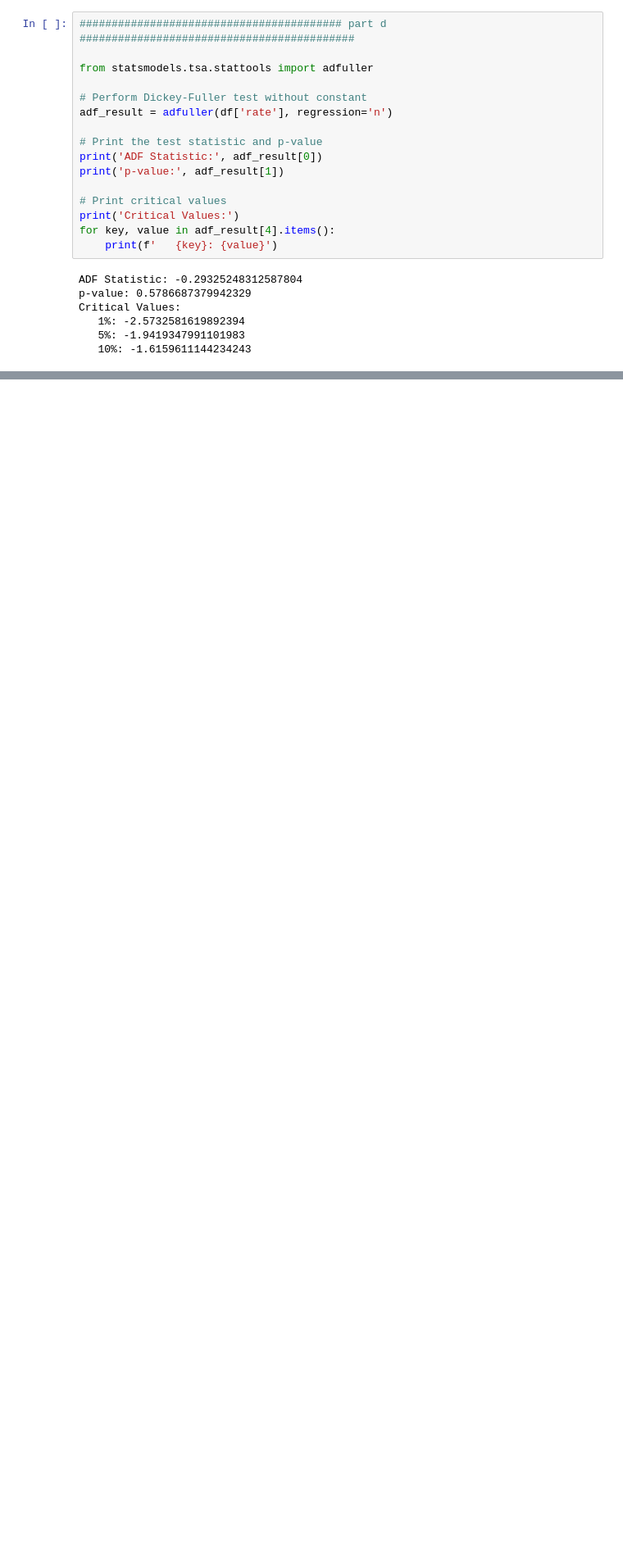
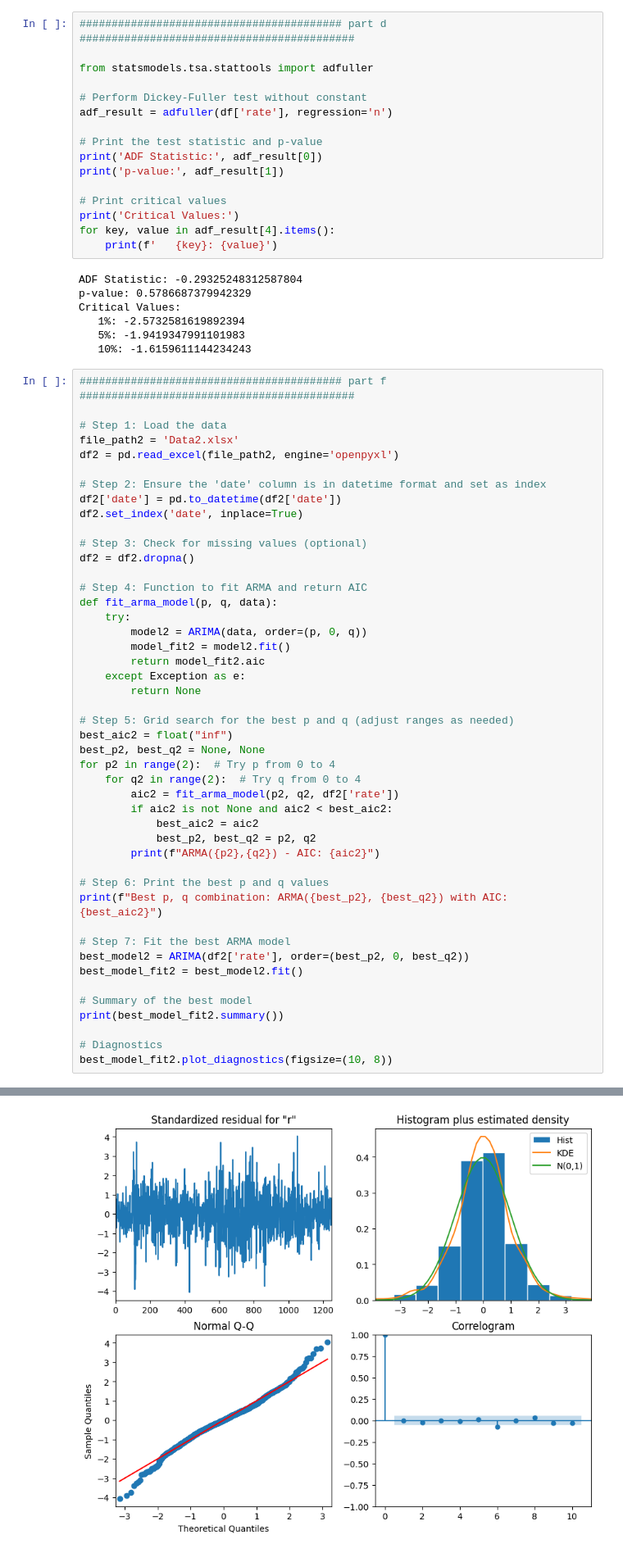
Before and after one commit to GuramL/Time-Series-Midterm, a Jupyter notebook: Code.ipynb, the cells around one changed output, grey strips where cells are left out. Shown: that part at 82% size. Drawn from its saved outputs; the diff is of its cells as text; blank space fills up the shorter version.

```diff
--- a/Code.ipynb
+++ b/Code.ipynb
@@ -175,3 +175,50 @@ Critical Values:
    1%: -2.5732581619892394
    5%: -1.9419347991101983
    10%: -1.6159611144234243
+# %%
+######################################### part f ###########################################
+
+# Step 1: Load the data
+file_path2 = 'Data2.xlsx'
+df2 = pd.read_excel(file_path2, engine='openpyxl')
+
+# Step 2: Ensure the 'date' column is in datetime format and set as index
+df2['date'] = pd.to_datetime(df2['date'])
+df2.set_index('date', inplace=True)
+
+# Step 3: Check for missing values (optional)
+df2 = df2.dropna()
+
+# Step 4: Function to fit ARMA and return AIC
+def fit_arma_model(p, q, data):
+    try:
+        model2 = ARIMA(data, order=(p, 0, q))
+        model_fit2 = model2.fit()
+        return model_fit2.aic
+    except Exception as e:
+        return None
+
+# Step 5: Grid search for the best p and q (adjust ranges as needed)
+best_aic2 = float("inf")
+best_p2, best_q2 = None, None
+for p2 in range(2):  # Try p from 0 to 4
+    for q2 in range(2):  # Try q from 0 to 4
+        aic2 = fit_arma_model(p2, q2, df2['rate'])
+        if aic2 is not None and aic2 < best_aic2:
+            best_aic2 = aic2
+            best_p2, best_q2 = p2, q2
+        print(f"ARMA({p2},{q2}) - AIC: {aic2}")
+
+# Step 6: Print the best p and q values
+print(f"Best p, q combination: ARMA({best_p2}, {best_q2}) with AIC: {best_aic2}")
+
+# Step 7: Fit the best ARMA model
+best_model2 = ARIMA(df2['rate'], order=(best_p2, 0, best_q2))
+best_model_fit2 = best_model2.fit()
+
+# Summary of the best model
+print(best_model_fit2.summary())
+
+# Diagnostics
+best_model_fit2.plot_diagnostics(figsize=(10, 8))
+# %% [output]
@@ -177,0 +247 @@ Critical Values:
+[figure, added]
```
Also changed, not shown: parts of 3 cells of this notebook.
